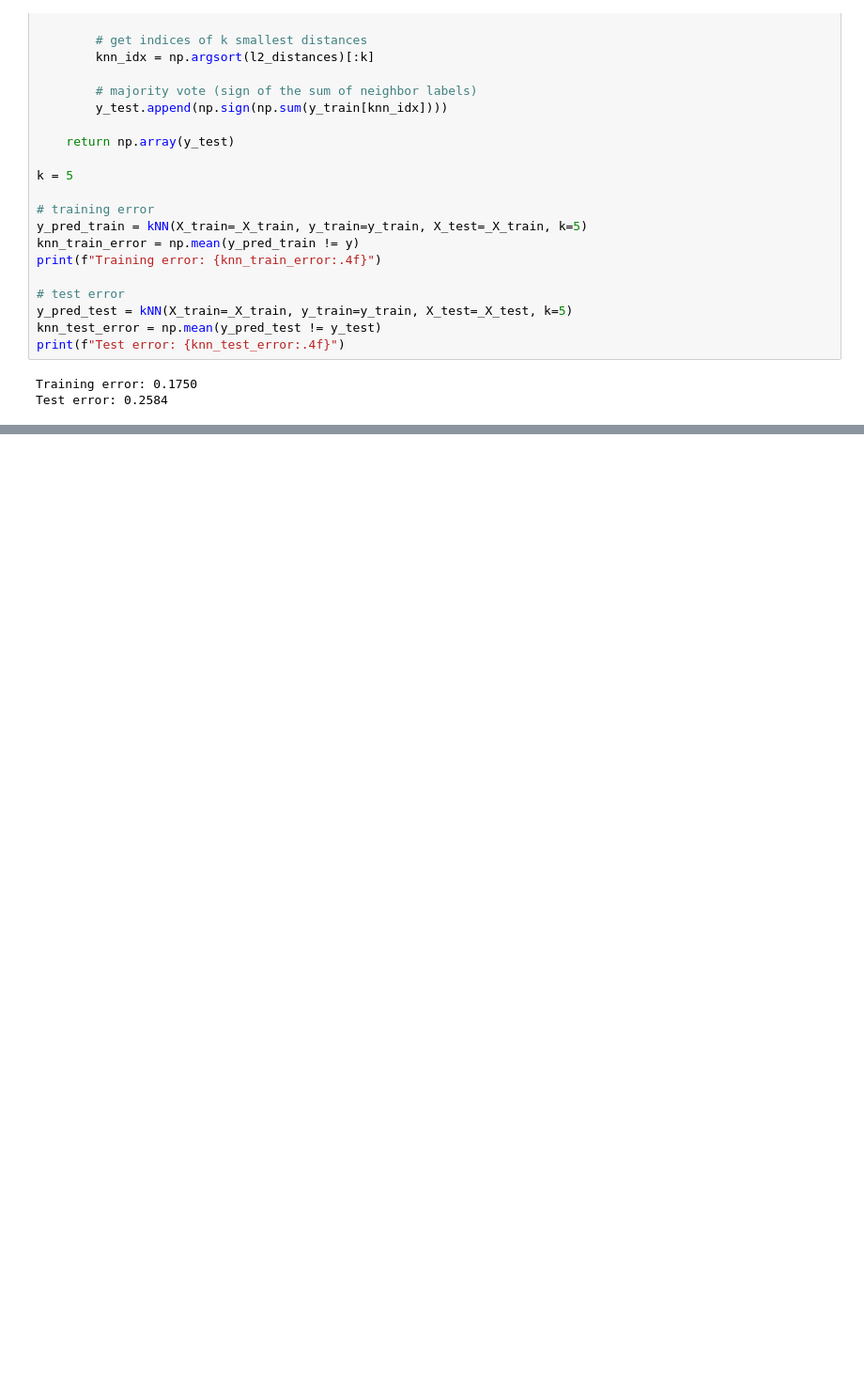
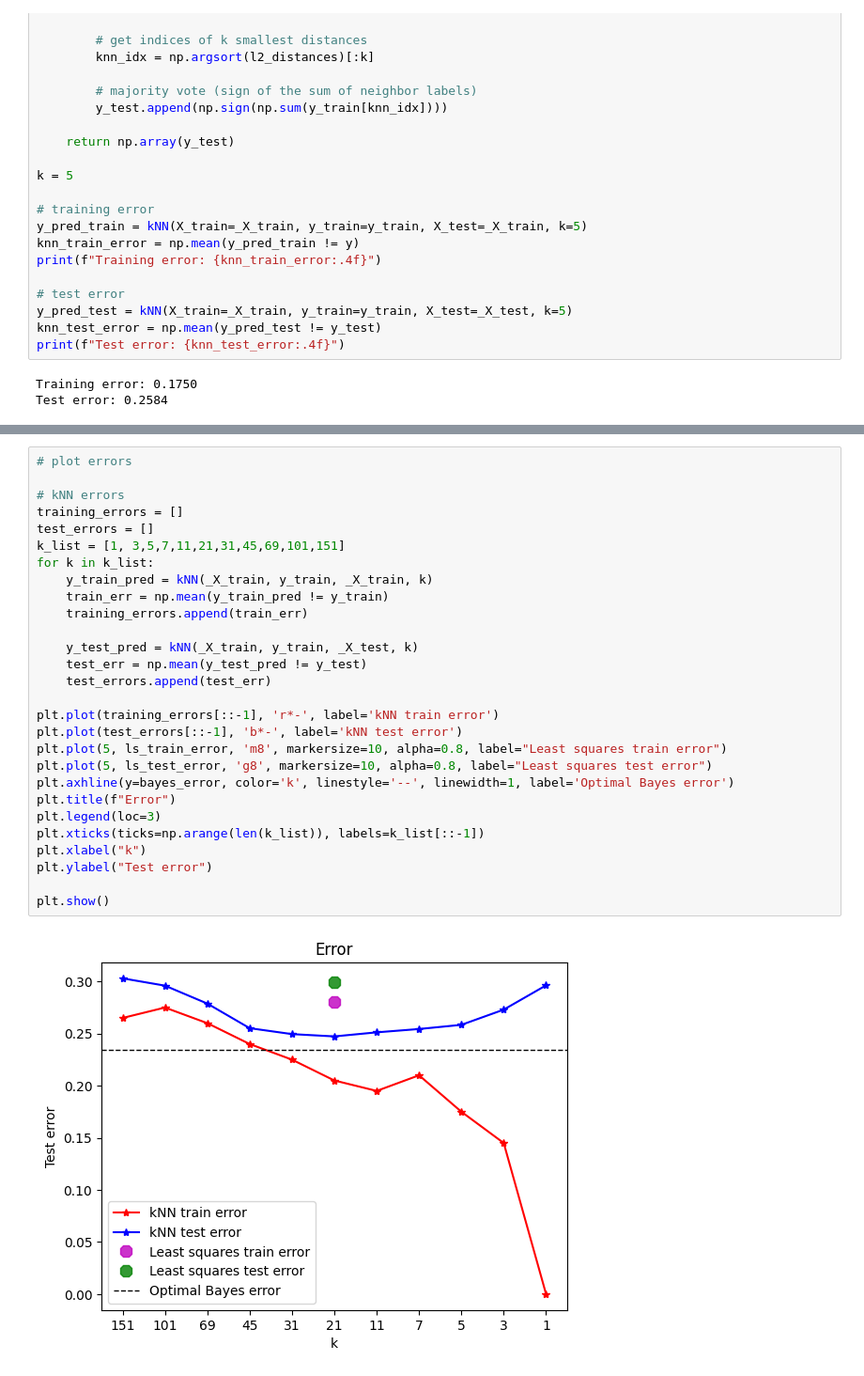
Before and after one commit to RoySrijeet/ESL, a Jupyter notebook: C2_overview_of_supervised_learning.ipynb, the cells around one changed output, grey strips where cells are left out. Shown: that part at 94% size. Drawn from its saved outputs; the diff is of its cells as text; blank space fills up the shorter version.

Commit message:
add bayes error rate implementation

```diff
--- a/C2_overview_of_supervised_learning.ipynb
+++ b/C2_overview_of_supervised_learning.ipynb
@@ -394,0 +442,30 @@ plt.show()
+# %%
+# plot errors
+
+# kNN errors
+training_errors = []
+test_errors = []
+k_list = [1, 3,5,7,11,21,31,45,69,101,151]
+for k in k_list:
+    y_train_pred = kNN(_X_train, y_train, _X_train, k)
+    train_err = np.mean(y_train_pred != y_train)
+    training_errors.append(train_err)
+
+    y_test_pred = kNN(_X_train, y_train, _X_test, k)
+    test_err = np.mean(y_test_pred != y_test)
+    test_errors.append(test_err)
+
+plt.plot(training_errors[::-1], 'r*-', label='kNN train error')
+plt.plot(test_errors[::-1], 'b*-', label='kNN test error')
+plt.plot(5, ls_train_error, 'm8', markersize=10, alpha=0.8, label="Least squares train error")
+plt.plot(5, ls_test_error, 'g8', markersize=10, alpha=0.8, label="Least squares test error")
+plt.axhline(y=bayes_error, color='k', linestyle='--', linewidth=1, label='Optimal Bayes error')
+plt.title(f"Error")
+plt.legend(loc=3)
+plt.xticks(ticks=np.arange(len(k_list)), labels=k_list[::-1])
+plt.xlabel("k")
+plt.ylabel("Test error")
+
+plt.show()
+# %% [output]
+[figure, added]
```
Also changed, not shown: parts of 14 cells of this notebook.
